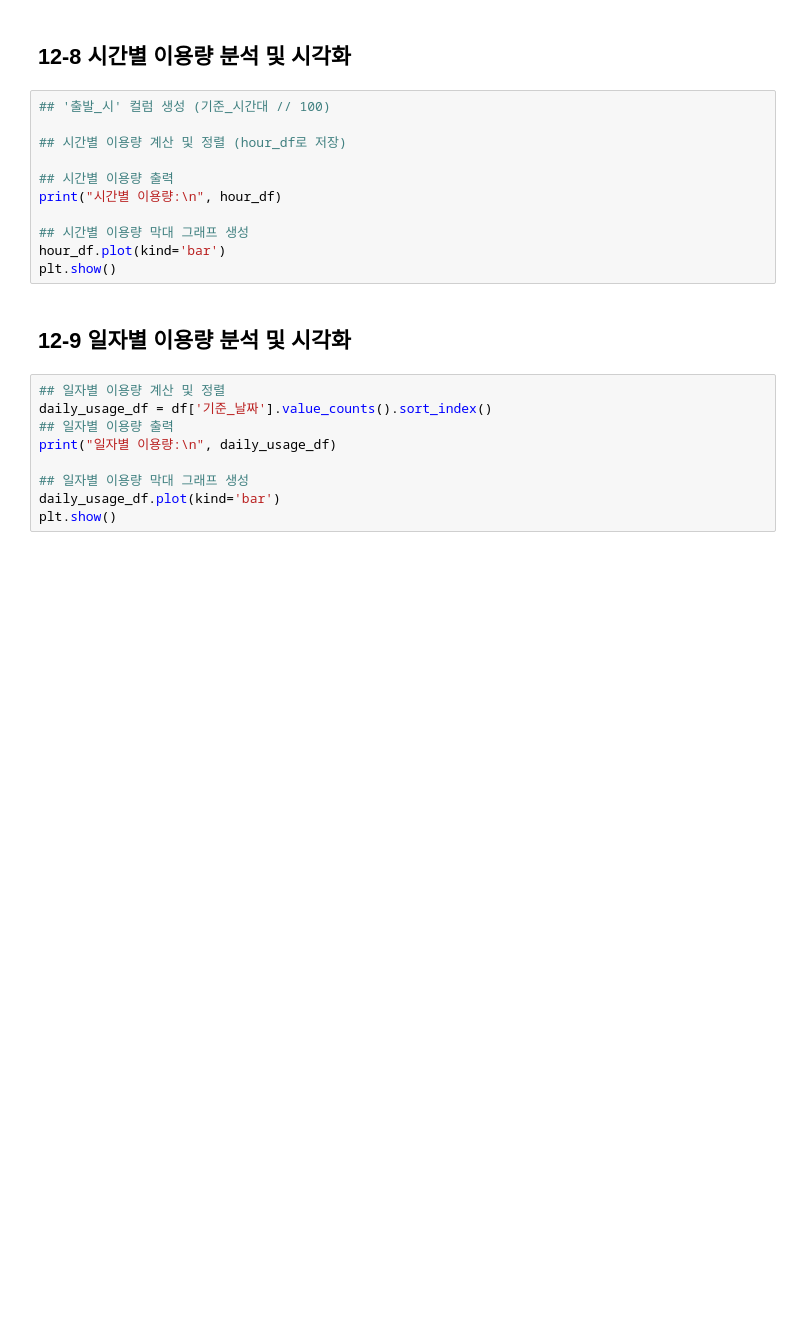
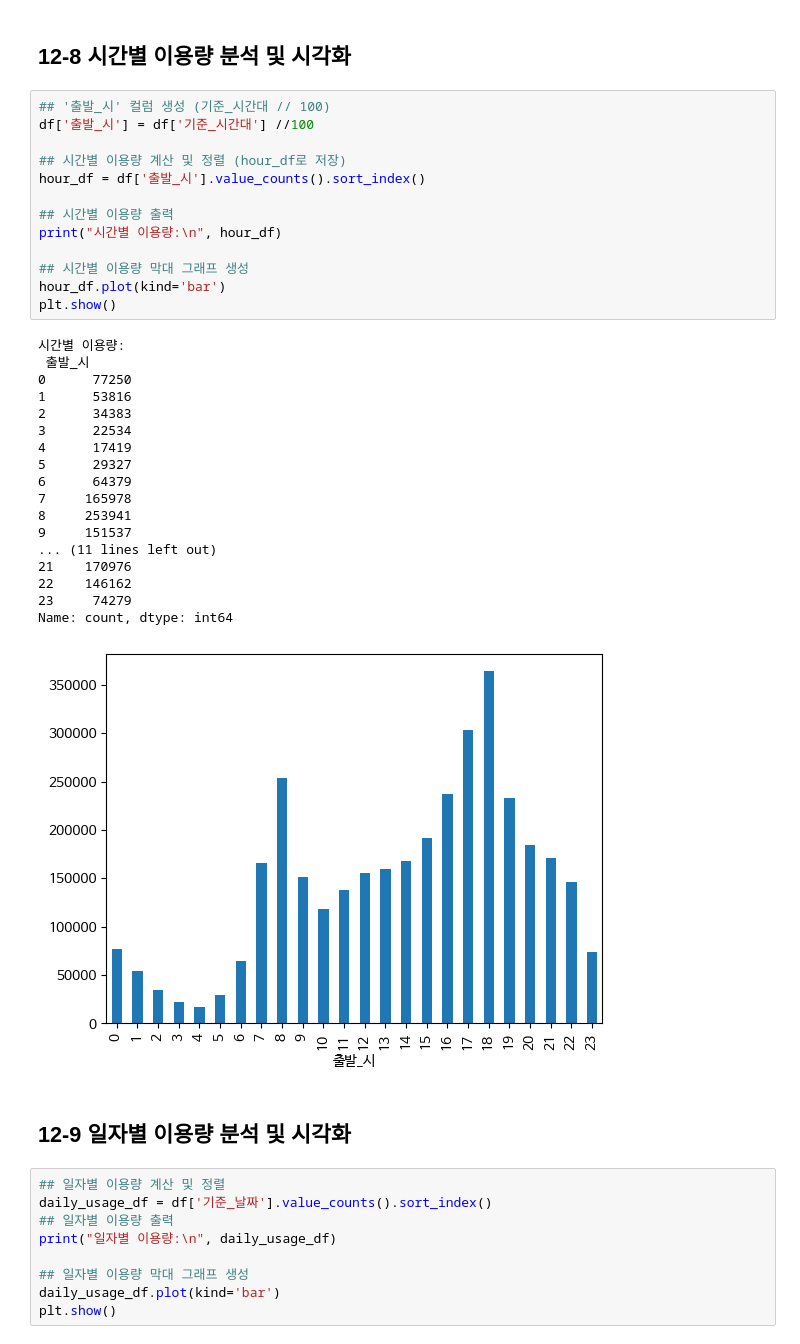
Before and after one commit to 666algos666/Data-Analysis-with-Open-Source, a Jupyter notebook: 오픈소스_데이터_분석_12강_WIP_백업.ipynb, the cells around one changed output. Drawn from its saved outputs; the diff is of its cells as text; blank space fills up the shorter version.

```diff
--- a/오픈소스_데이터_분석_12강_WIP_백업.ipynb
+++ b/오픈소스_데이터_분석_12강_WIP_백업.ipynb
@@ -219,15 +278,36 @@ plt.show()
 ## 12-8 시간별 이용량 분석 및 시각화
 # %%
 ## '출발_시' 컬럼 생성 (기준_시간대 // 100)
+df['출발_시'] = df['기준_시간대'] //100
 
 ## 시간별 이용량 계산 및 정렬 (hour_df로 저장)
+hour_df = df['출발_시'].value_counts().sort_index()
 
 ## 시간별 이용량 출력
 print("시간별 이용량:\n", hour_df)
 
 ## 시간별 이용량 막대 그래프 생성
 hour_df.plot(kind='bar')
 plt.show()
+# %% [output]
+시간별 이용량:
+ 출발_시
+0      77250
+1      53816
+2      34383
+3      22534
+4      17419
+5      29327
+6      64379
+7     165978
+8     253941
+9     151537
+... (11 lines left out)
+21    170976
+22    146162
+23     74279
+Name: count, dtype: int64
+[figure, added]
 # %% [markdown]
 ## 12-9 일자별 이용량 분석 및 시각화
 # %%
```
Also changed, not shown: parts of 16 cells of this notebook.
